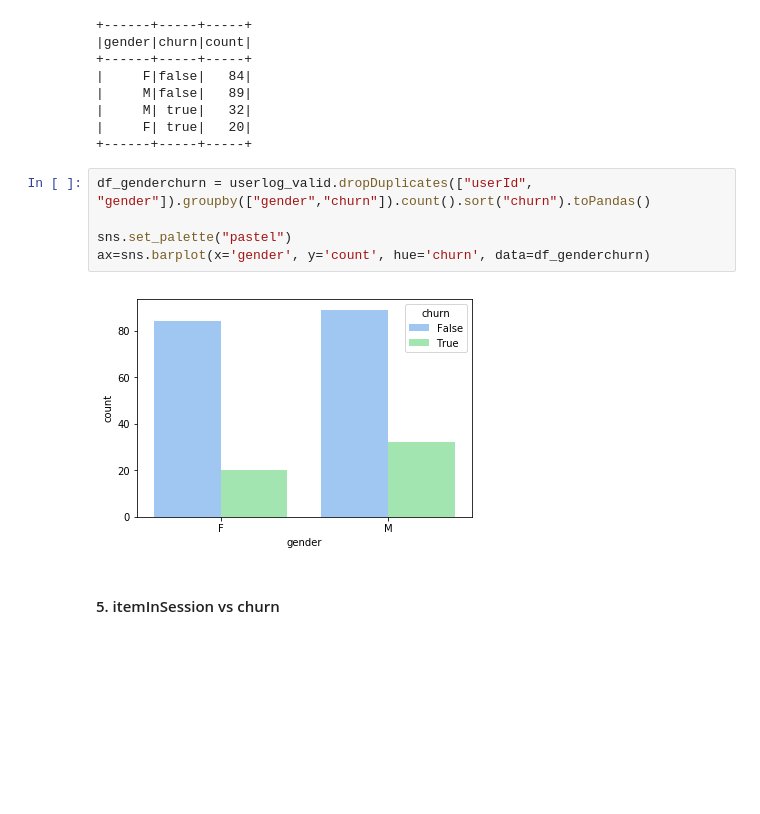
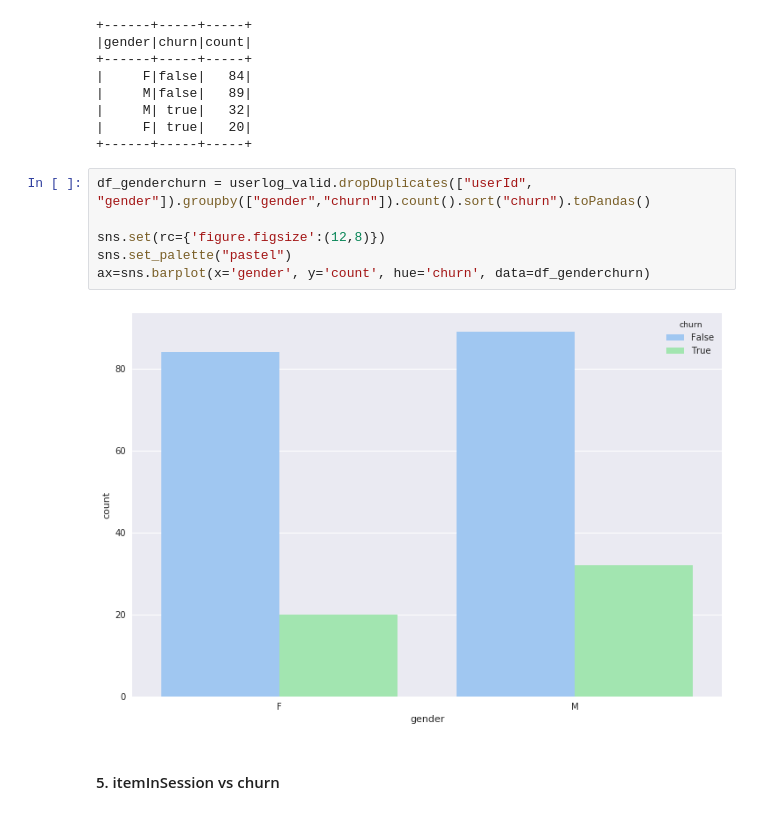
Before and after one commit to ShuangyuandData/SparkprojectSparkify, a Jupyter notebook: Sparkify.ipynb, the cells around one changed output. Drawn from its saved outputs; the diff is of its cells as text; blank space fills up the shorter version.

```diff
--- a/Sparkify.ipynb
+++ b/Sparkify.ipynb
@@ -387,10 +388,11 @@ userlog_valid.dropDuplicates(["userId", "gender"]).groupby(["gender","churn"]).c
 # %%
 df_genderchurn = userlog_valid.dropDuplicates(["userId", "gender"]).groupby(["gender","churn"]).count().sort("churn").toPandas()
 
+sns.set(rc={'figure.figsize':(12,8)})
 sns.set_palette("pastel")
 ax=sns.barplot(x='gender', y='count', hue='churn', data=df_genderchurn)
 # %% [output]
-[figure, old version]
+[figure, new version]
 # %% [markdown]
 #### 5. itemInSession vs churn
 # %%
```
Also changed, not shown: parts of 52 cells of this notebook.
